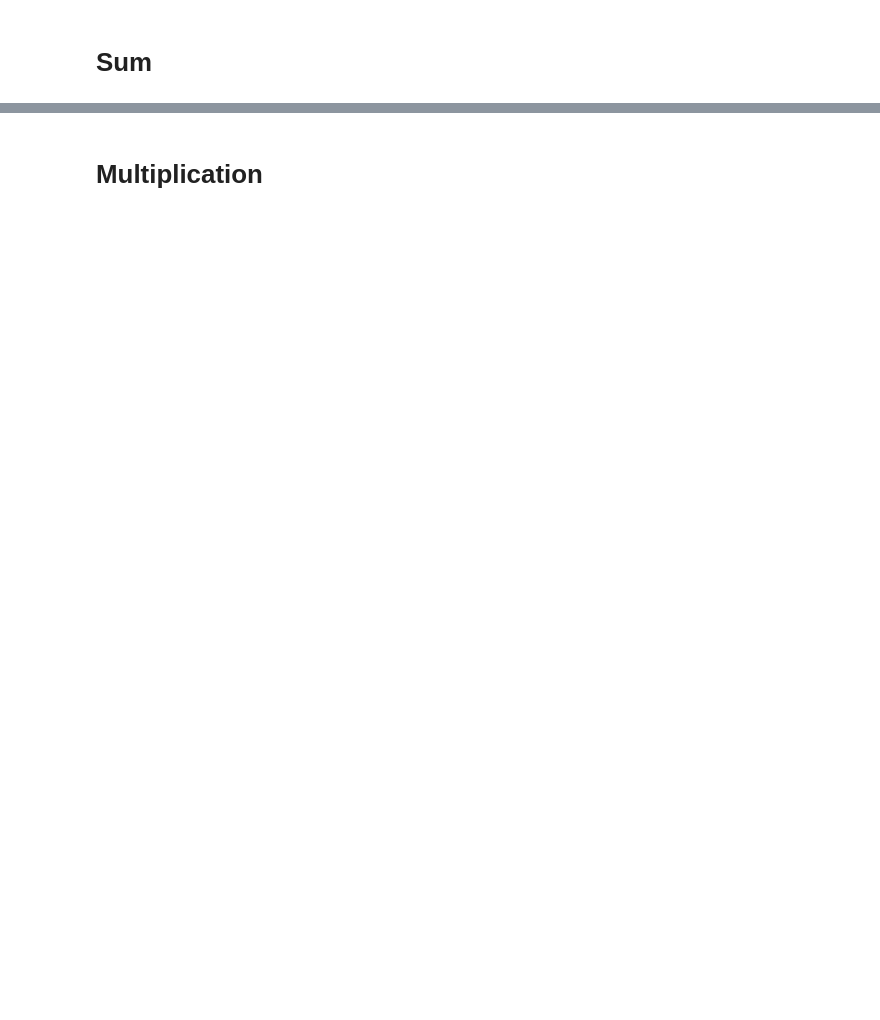
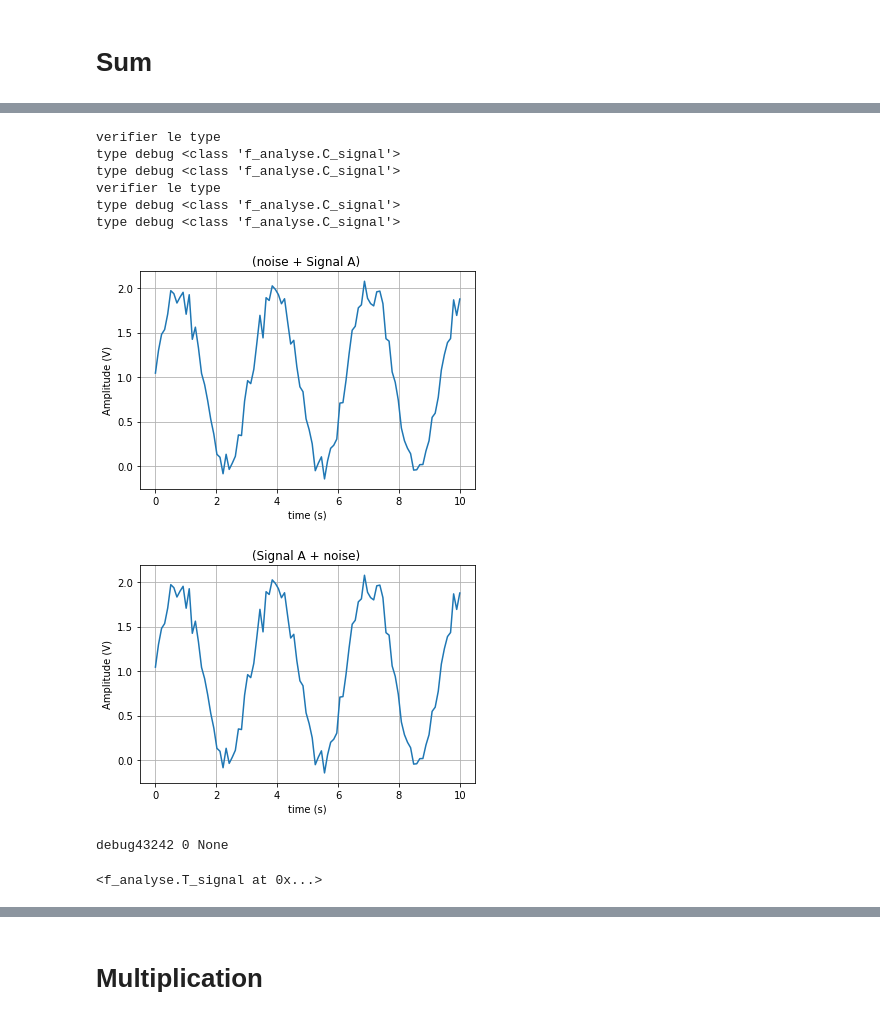
Before and after one commit to Octavius26/Data_analysis, a Jupyter notebook: demo.ipynb, the cells around one changed output, grey strips where cells are left out. Saved outputs shown, nothing was run; the diff lists cells and outputs as text; code cells hidden in the pictures; blank space fills up the shorter version.

```diff
--- a/demo.ipynb
+++ b/demo.ipynb
@@ -81,0 +69,17 @@ print(type(sig0))
+# %%
+(sig_noise + sigA).plot()
+(sigA + sig_noise).plot()
+# %% [output]
+verifier le type
+type debug <class 'f_analyse.C_signal'>
+type debug <class 'f_analyse.C_signal'>
+verifier le type
+type debug <class 'f_analyse.C_signal'>
+type debug <class 'f_analyse.C_signal'>
+[figure, added]
+[figure, added]
+# %%
+sig_noise.recut(0,5)
+# %% [output]
+debug43242 0 None
+<f_analyse.T_signal at 0x...>
```
Also changed, not shown: parts of 17 cells of this notebook, 1 other file.
